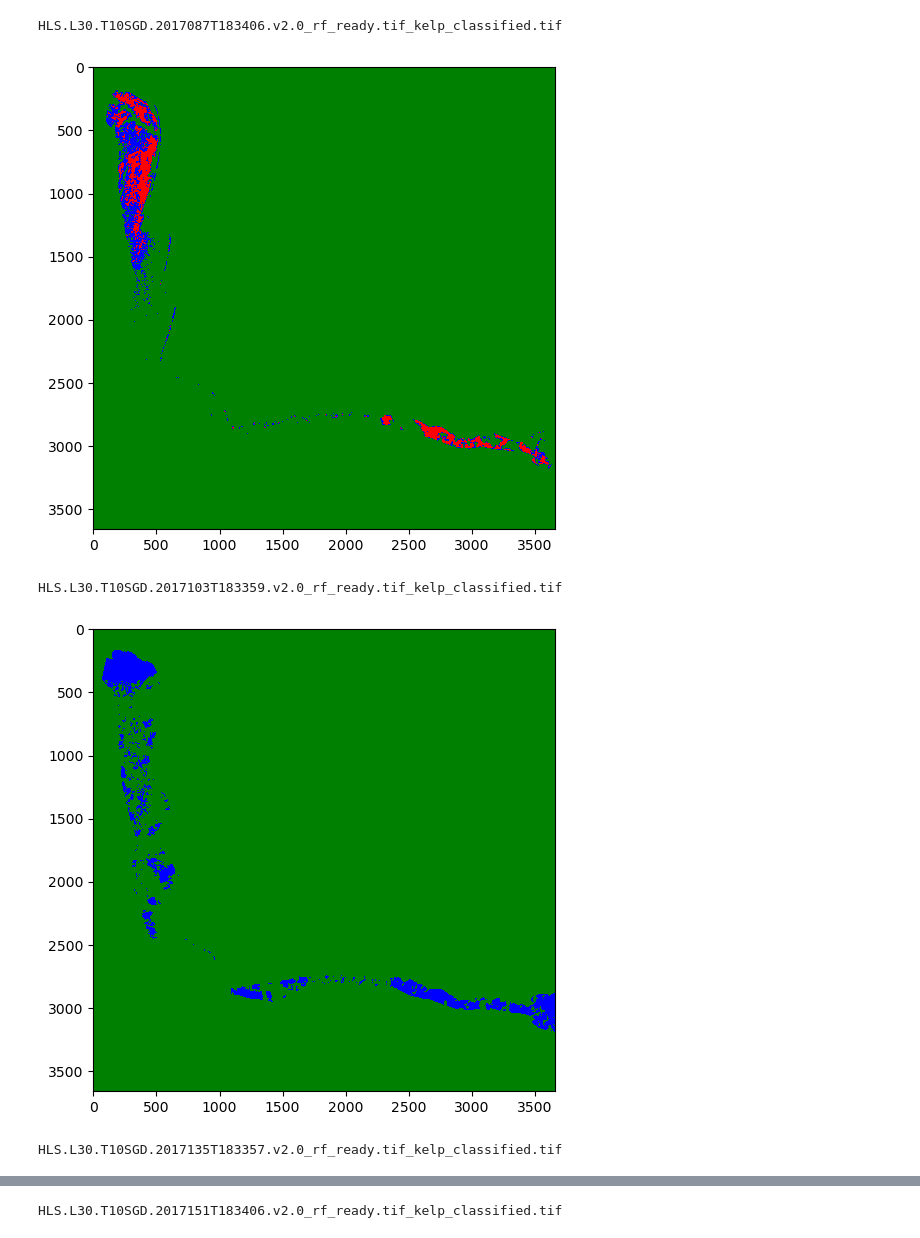
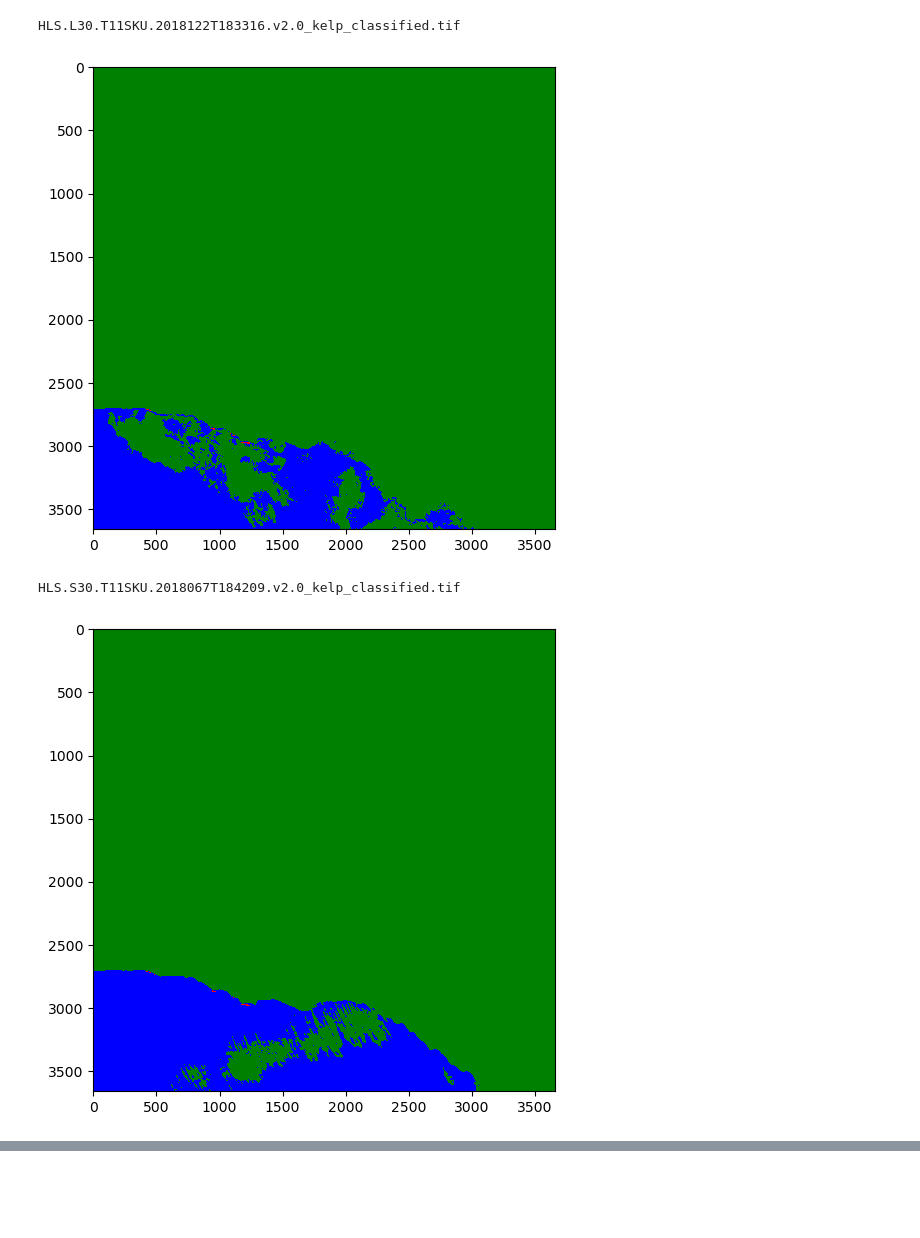
Before and after one commit to atticus-cummings/HLS_Kelp, a Jupyter notebook: view_img.ipynb, the cells around one changed output, grey strips where cells are left out. Cells and saved outputs as stored; diff of their text form; code cells hidden in the pictures; blank space fills up the shorter version.

```diff
--- a/view_img.ipynb
+++ b/view_img.ipynb
@@ -11,13 +11,13 @@ import os
 import pickle
 from matplotlib.colors import ListedColormap
 # %%
-path = r'C:\Users\attic\HLS_Kelp\imagery\rf_classified'
+path = r'C:\Users\attic\HLS_Kelp\imagery\rf_training'
 files = os.listdir(path)
 training_data = []
 cmap = ListedColormap(['red', 'blue', 'green'])
 for i, file in enumerate(files):
     with rasterio.open(os.path.join(path, file)) as src:
-        training_img = src.read(1)
+        training_img = src.read(7)
         print(file)
         plt.figure(figsize=(6, 6))
         plt.imshow(training_img, cmap=cmap)
@@ -35,5 +35,4 @@ HLS.L30.T10SGD.2017071T183415.v2.0_rf_ready.tif_kelp_classified.tif
-HLS.L30.T10SGD.2017087T183406.v2.0_rf_ready.tif_kelp_classified.tif
+HLS.L30.T11SKU.2018122T183316.v2.0_kelp_classified.tif
-[figure, old version]
+[figure, new version]
-HLS.L30.T10SGD.2017103T183359.v2.0_rf_ready.tif_kelp_classified.tif
+HLS.S30.T11SKU.2018067T184209.v2.0_kelp_classified.tif
-[figure, old version]
+[figure, new version]
-HLS.L30.T10SGD.2017135T183357.v2.0_rf_ready.tif_kelp_classified.tif
@@ -41 +38,0 @@ HLS.L30.T10SGD.2017135T183357.v2.0_rf_ready.tif_kelp_classified.tif
-HLS.L30.T10SGD.2017151T183406.v2.0_rf_ready.tif_kelp_classified.tif
```
Also changed, not shown: parts of 1 cell of this notebook, 3 other files.
